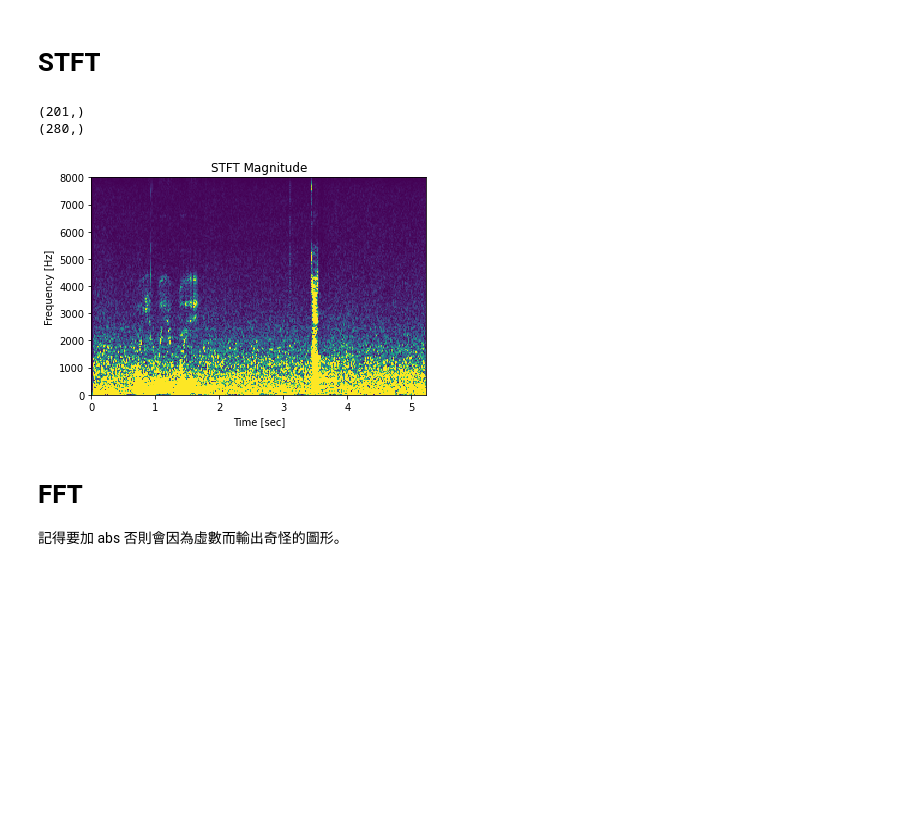
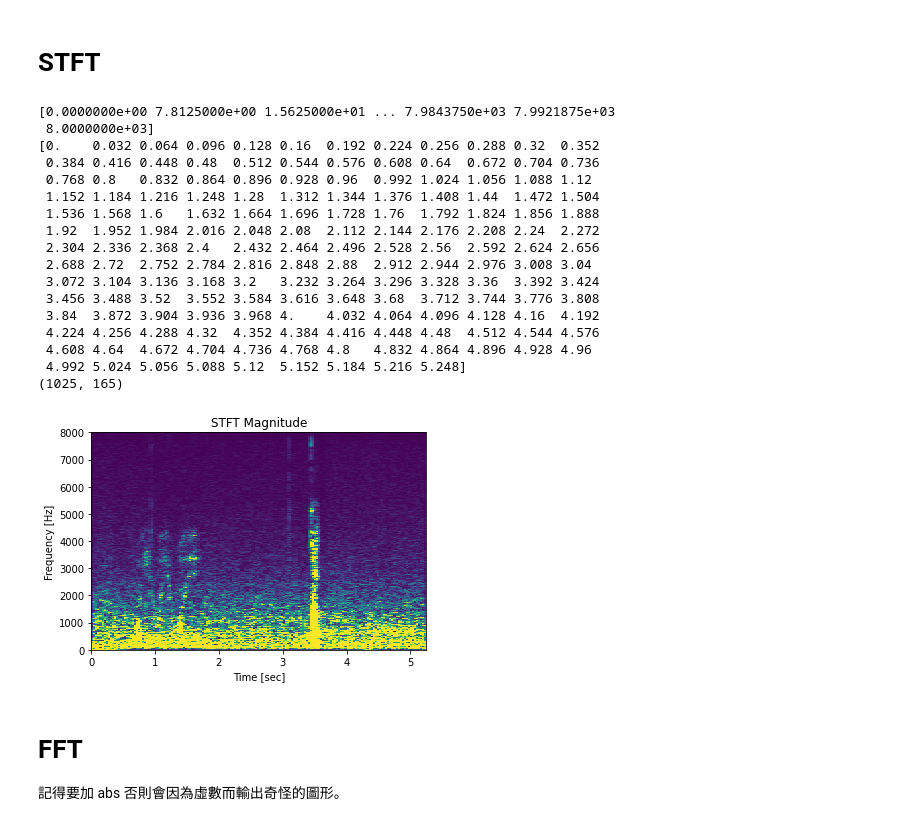
Before and after one commit to hyzycczz/TongueGAN, a Jupyter notebook: 測試/read_speech.ipynb, the cells around one changed output. Cells and saved outputs as stored; diff of their text form; code cells hidden in the pictures; blank space fills up the shorter version.

```diff
--- a/測試/read_speech.ipynb
+++ b/測試/read_speech.ipynb
@@ -33,25 +34,41 @@ plt.show()
 # %% [markdown]
 # STFT
 # %%
-f, t, Zxx = signal.stft(data, samplerate, nperseg=400, noverlap=100)
+f, t, Zxx = signal.stft(data, samplerate, nperseg=2048, noverlap=2048-512)
 # 進行 stft 轉換， nperseg 是音窗的長度，noverlap 是音窗之間重疊的長度，單位"應該"是資料量。
 # 這邊是重疊 1/2，
 
-print(f.shape)
-print(t.shape)
+print(f)
+print(t)
+print(Zxx.shape)
 
-plt.pcolormesh(t, f, np.abs(Zxx), vmin=0, vmax=20, shading='flat')
+plt.pcolormesh(t, f, np.abs(Zxx), vmin=0, vmax=10, shading='flat')
 # 劃出圖片，其中 vmin 和 vmax 就是資料的上限和下限，如果超過的話整片黃的或藍的，像下面一樣
 plt.title('STFT Magnitude')
 plt.ylabel('Frequency [Hz]')
 plt.xlabel('Time [sec]')
 # plt.xlim(0,1) # 限制x軸輸出範圍。
 # plt.ylim(3000,4000) # 限制y軸輸出範圍。
 plt.show()
 # %% [output]
-(201,)
-(280,)
+[0.0000000e+00 7.8125000e+00 1.5625000e+01 ... 7.9843750e+03 7.9921875e+03
+ 8.0000000e+03]
+[0.    0.032 0.064 0.096 0.128 0.16  0.192 0.224 0.256 0.288 0.32  0.352
+ 0.384 0.416 0.448 0.48  0.512 0.544 0.576 0.608 0.64  0.672 0.704 0.736
+ 0.768 0.8   0.832 0.864 0.896 0.928 0.96  0.992 1.024 1.056 1.088 1.12
+ 1.152 1.184 1.216 1.248 1.28  1.312 1.344 1.376 1.408 1.44  1.472 1.504
+ 1.536 1.568 1.6   1.632 1.664 1.696 1.728 1.76  1.792 1.824 1.856 1.888
+ 1.92  1.952 1.984 2.016 2.048 2.08  2.112 2.144 2.176 2.208 2.24  2.272
+ 2.304 2.336 2.368 2.4   2.432 2.464 2.496 2.528 2.56  2.592 2.624 2.656
+ 2.688 2.72  2.752 2.784 2.816 2.848 2.88  2.912 2.944 2.976 3.008 3.04
+ 3.072 3.104 3.136 3.168 3.2   3.232 3.264 3.296 3.328 3.36  3.392 3.424
+ 3.456 3.488 3.52  3.552 3.584 3.616 3.648 3.68  3.712 3.744 3.776 3.808
+ 3.84  3.872 3.904 3.936 3.968 4.    4.032 4.064 4.096 4.128 4.16  4.192
+ 4.224 4.256 4.288 4.32  4.352 4.384 4.416 4.448 4.48  4.512 4.544 4.576
+ 4.608 4.64  4.672 4.704 4.736 4.768 4.8   4.832 4.864 4.896 4.928 4.96
+ 4.992 5.024 5.056 5.088 5.12  5.152 5.184 5.216 5.248]
+(1025, 165)
-[figure, old version]
+[figure, new version]
 # %% [markdown]
 # FFT
 記得要加 abs 否則會因為虛數而輸出奇怪的圖形。
```
Also changed, not shown: parts of 3 cells of this notebook, 15 other files.
